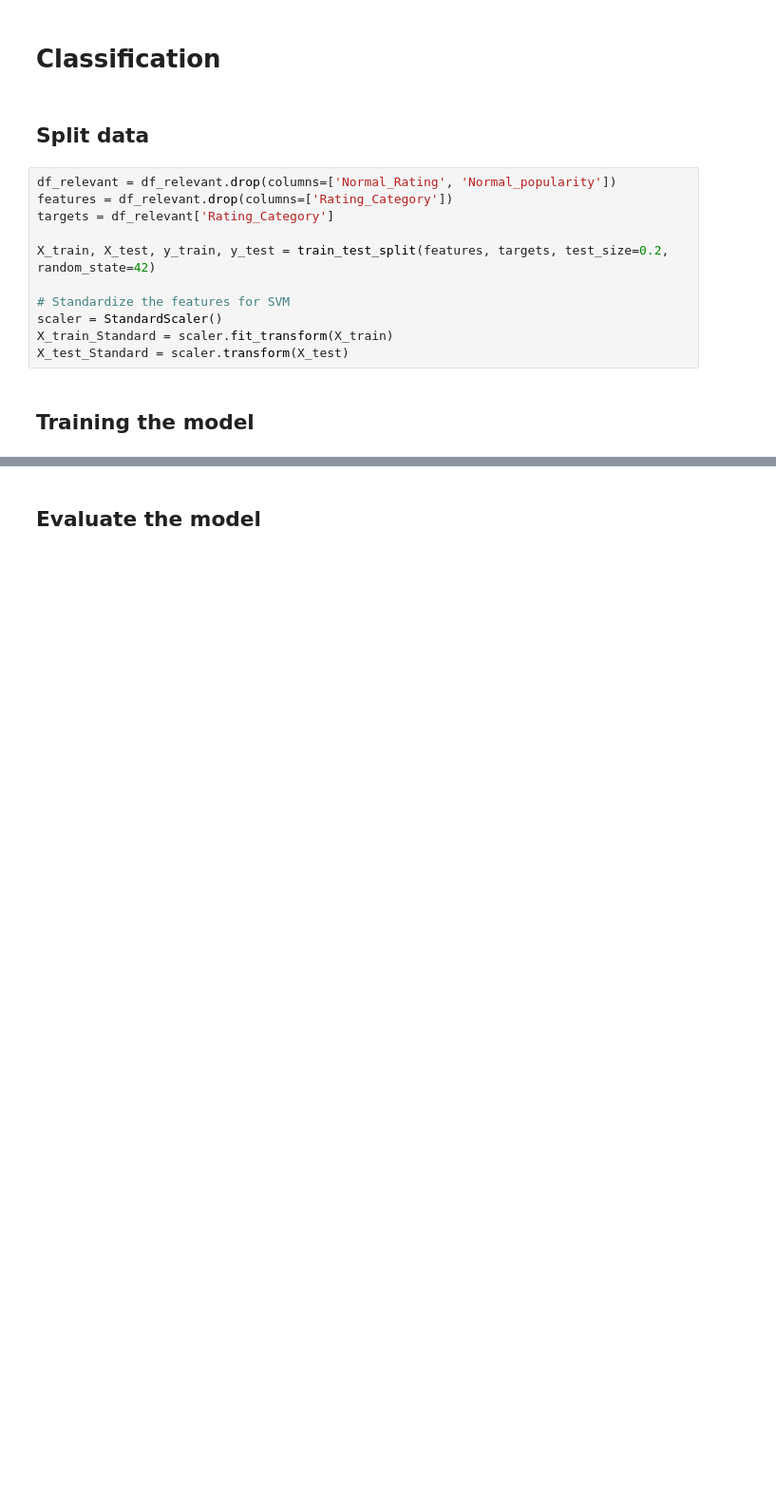
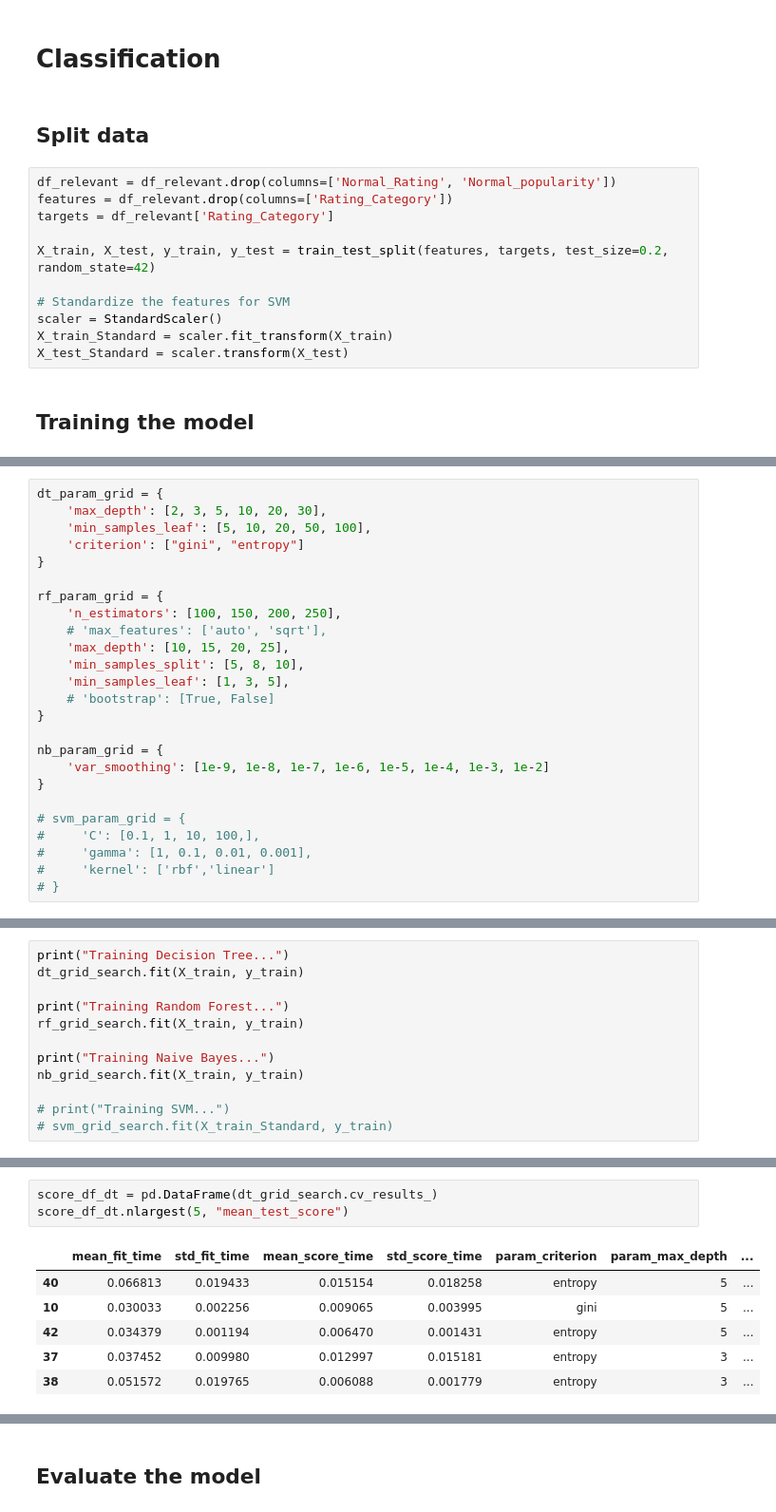
Before and after one commit to Soroush-Pasandideh/DataMining, a Jupyter notebook: Classification.ipynb, the cells around one changed output, grey strips where cells are left out. Shown at 95% size. Cells and saved outputs as stored; diff of their text form; blank space fills up the shorter version.

```diff
--- a/Classification.ipynb
+++ b/Classification.ipynb
@@ -123,0 +131,25 @@ y_pred_svm = svm_model.predict(X_test_Standard)
+# %%
+dt_param_grid = {
+    'max_depth': [2, 3, 5, 10, 20, 30],
+    'min_samples_leaf': [5, 10, 20, 50, 100],
+    'criterion': ["gini", "entropy"]
+}
+
+rf_param_grid = {
+    'n_estimators': [100, 150, 200, 250],
+    # 'max_features': ['auto', 'sqrt'],
+    'max_depth': [10, 15, 20, 25],
+    'min_samples_split': [5, 8, 10],
+    'min_samples_leaf': [1, 3, 5],
+    # 'bootstrap': [True, False]
+}
+
+nb_param_grid = {
+    'var_smoothing': [1e-9, 1e-8, 1e-7, 1e-6, 1e-5, 1e-4, 1e-3, 1e-2]
+}
+
+# svm_param_grid = {
+#     'C': [0.1, 1, 10, 100,],
+#     'gamma': [1, 0.1, 0.01, 0.001],
+#     'kernel': ['rbf','linear']
+# }
@@ -123,0 +165,12 @@ y_pred_svm = svm_model.predict(X_test_Standard)
+# %%
+print("Training Decision Tree...")
+dt_grid_search.fit(X_train, y_train)
+
+print("Training Random Forest...")
+rf_grid_search.fit(X_train, y_train)
+
+print("Training Naive Bayes...")
+nb_grid_search.fit(X_train, y_train)
+
+# print("Training SVM...")
+# svm_grid_search.fit(X_train_Standard, y_train)
@@ -123,0 +188,10 @@ y_pred_svm = svm_model.predict(X_test_Standard)
+# %%
+score_df_dt = pd.DataFrame(dt_grid_search.cv_results_)
+score_df_dt.nlargest(5, "mean_test_score")
+# %% [output]
+|  | mean_fit_time | std_fit_time | mean_score_time | std_score_time | param_criterion | param_max_depth | ... |
+| 40 | 0.066813 | 0.019433 | 0.015154 | 0.018258 | entropy | 5 | ... |
+| 10 | 0.030033 | 0.002256 | 0.009065 | 0.003995 | gini | 5 | ... |
+| 42 | 0.034379 | 0.001194 | 0.006470 | 0.001431 | entropy | 5 | ... |
+| 37 | 0.037452 | 0.009980 | 0.012997 | 0.015181 | entropy | 3 | ... |
+| 38 | 0.051572 | 0.019765 | 0.006088 | 0.001779 | entropy | 3 | ... |
```
Also changed, not shown: parts of 17 cells of this notebook, 1 other file.
